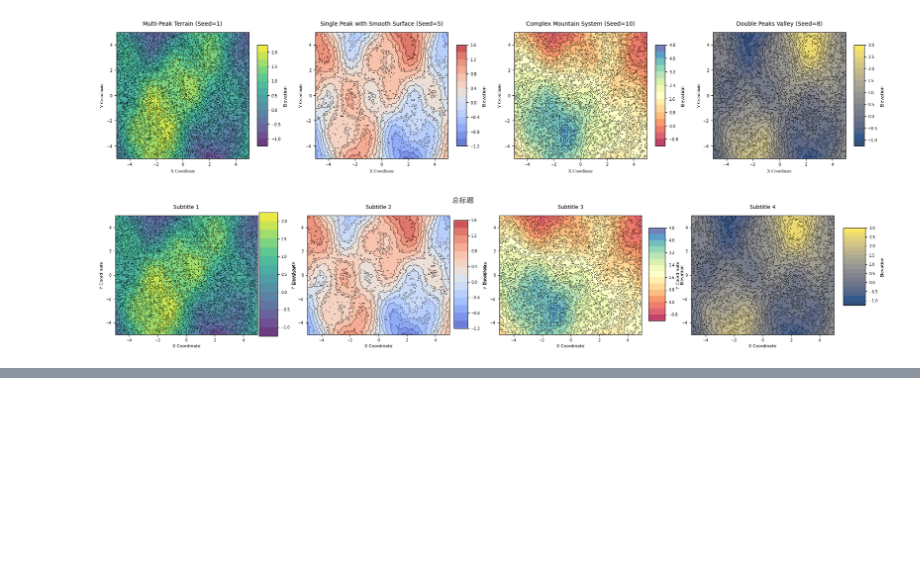
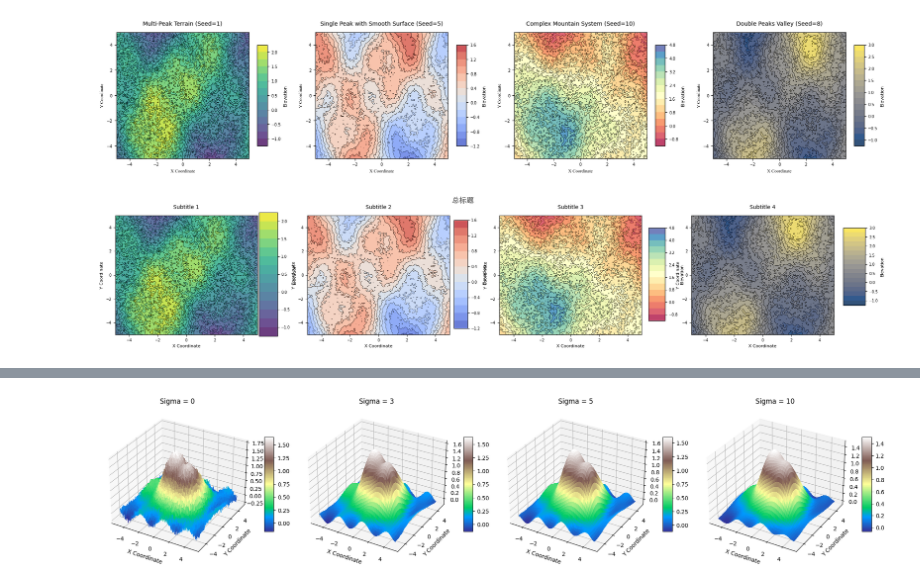
Before and after one commit to Sihan0229/Data-Art-Python-Creative-Plots, a Jupyter notebook: Terrain_Maps.ipynb, the cells around one changed output, grey strips where cells are left out. Cells and saved outputs as stored; diff of their text form; code cells hidden in the pictures; blank space fills up the shorter version.

```diff
--- a/Terrain_Maps.ipynb
+++ b/Terrain_Maps.ipynb
@@ -214,0 +264,61 @@ plt.show()
+# %%
+import numpy as np
+import matplotlib.pyplot as plt
+from mpl_toolkits.mplot3d import Axes3D
+from scipy.ndimage import gaussian_filter
+
+# ====================
+# 生成地形数据集
+# ====================
+x = np.linspace(-5, 5, 200)
+y = np.linspace(-5, 5, 200)
+X, Y = np.meshgrid(x, y)
+
+Z = (
+    1.5 * np.exp(-(X**2 + Y**2)/8) +
+    0.8 * np.exp(-((X-2)**2 + (Y+2)**2)/3) -
+    0.2 * np.sin(2*X) * np.cos(Y/2) +
+    np.random.normal(scale=0.05, size=X.shape)
+)
+
+# 高斯平滑程度列表
+sigmas = [0, 3, 5, 10]
+
+# ====================
+# 绘制子图
+# ====================
+fig = plt.figure(figsize=(20, 5))  # 调整图形大小以容纳四个子图
+
+for i, sigma in enumerate(sigmas):
+    # 应用高斯滤波
+    if sigma == 0:
+        Z_smooth = Z  # sigma=0时，不进行平滑
+    else:
+        Z_smooth = gaussian_filter(Z, sigma=sigma)
+
+    # 创建3D子图
+    ax = fig.add_subplot(1, 4, i + 1, projection='3d')
+
+    # 绘制3D曲面
+    surf = ax.plot_surface(X, Y, Z_smooth,
+                           cmap='terrain',
+                           linewidth=0,
+                           antialiased=False)
+
+    # 添加标题
+    ax.set_title(f'Sigma = {sigma}', fontsize=12)
+
+    # 添加标签
+    ax.set_xlabel('X Coordinate', fontsize=10)
+    ax.set_ylabel('Y Coordinate', fontsize=10)
+    ax.set_zlabel('Elevation', fontsize=10)
+
+    fig.colorbar(surf, shrink=0.5, aspect=10)
+
+# 调整子图布局
+plt.tight_layout()
+
+# 显示图形
+plt.show()
+# %% [output]
+[figure, added]
```
Also changed, not shown: parts of 1 cell of this notebook.
